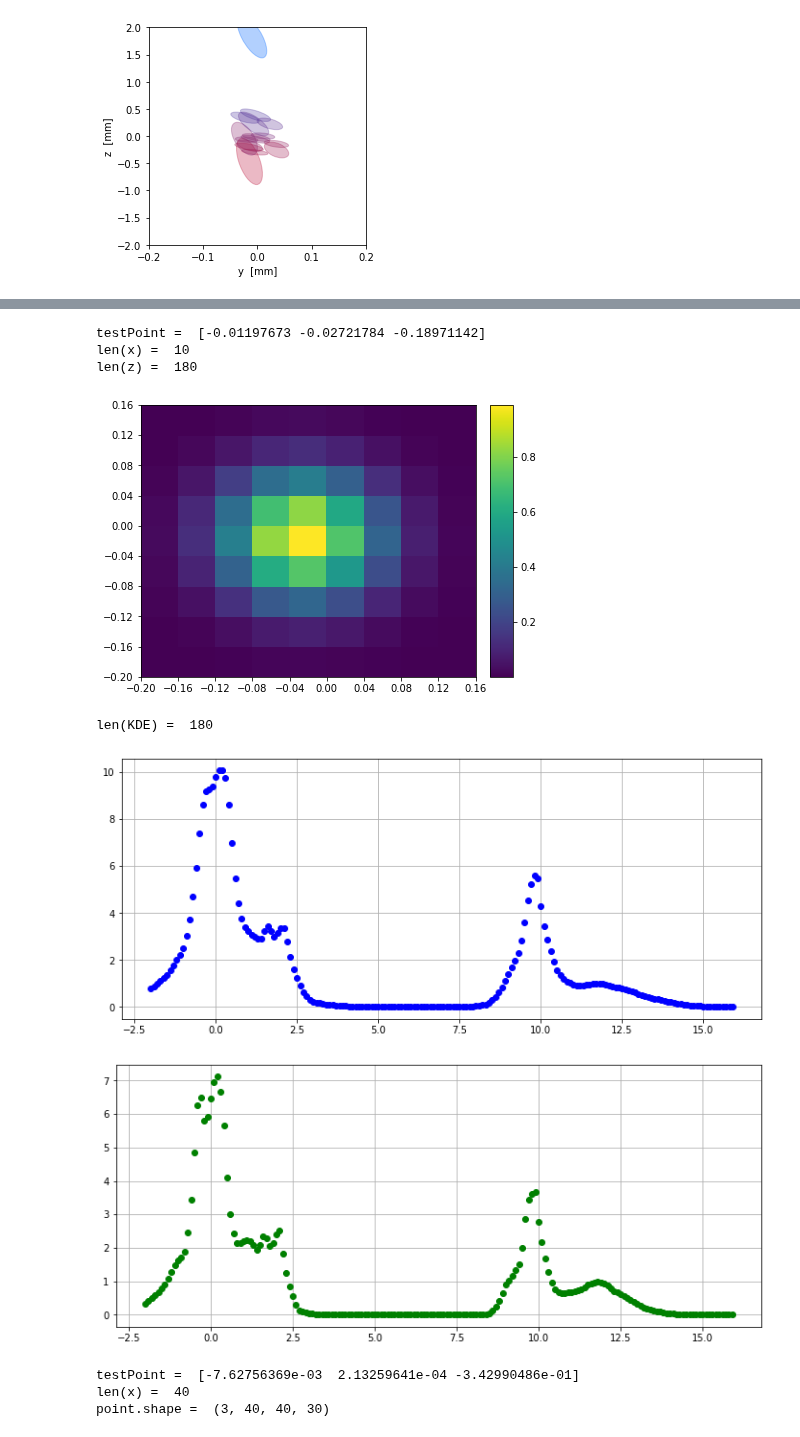
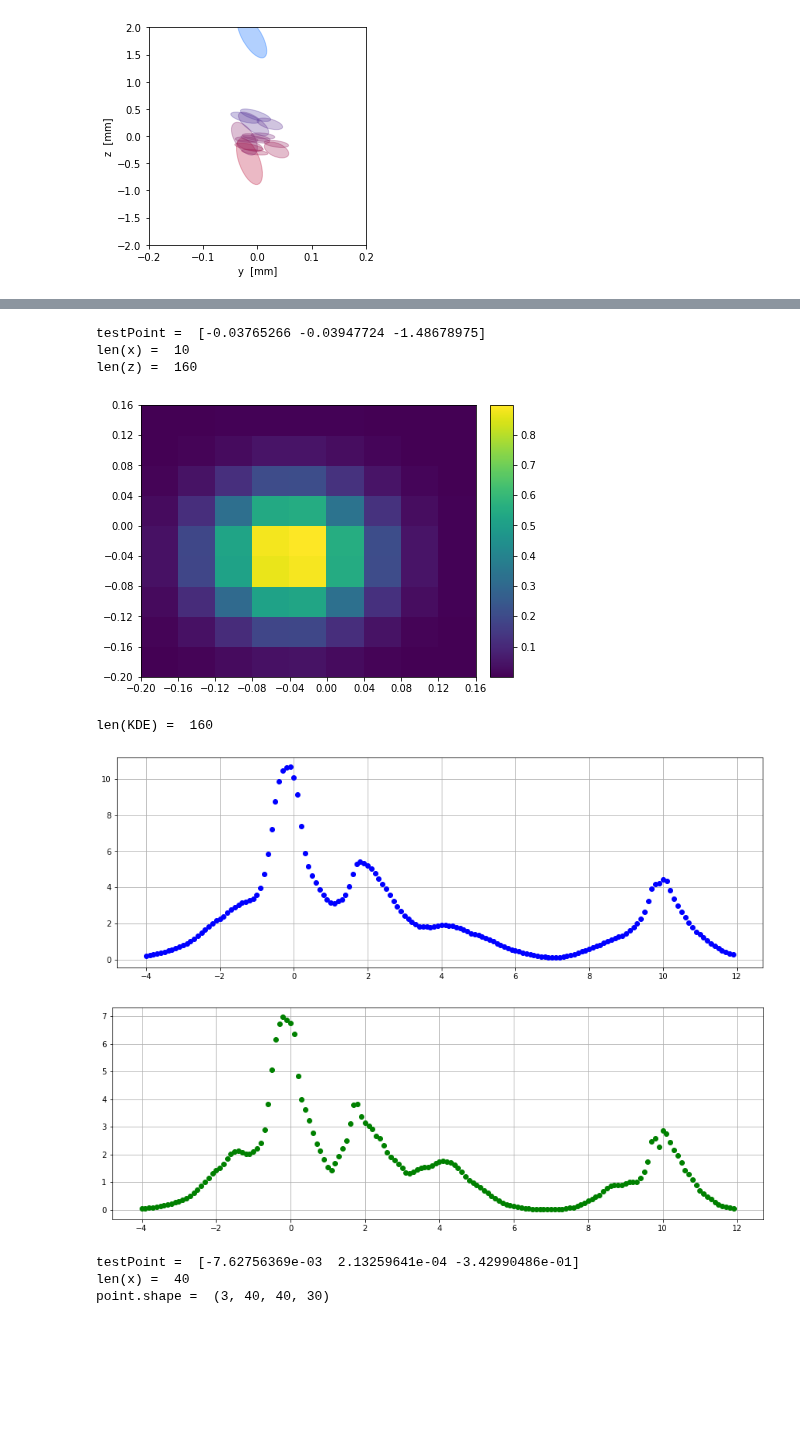
Before and after one commit to uc-lhcb/pv-finder, a Jupyter notebook: notebooks/Towards_Ellipsoids-06September.ipynb, the cells around one changed output, grey strips where cells are left out. Saved outputs shown, nothing was run; the diff lists cells and outputs as text; code cells hidden in the pictures; blank space fills up the shorter version.

```diff
--- a/notebooks/Towards_Ellipsoids-06September.ipynb
+++ b/notebooks/Towards_Ellipsoids-06September.ipynb
@@ -558,15 +558,15 @@ v1 = np.array([0,0,1])
 ells, ells_xz, ells_yz, centers, minors1, minors2, majors = genPV(p1,v1,21,myPurpleRed,myPurpleGreen,myPurpleBlue)
 ##ells, ells_xz, ells_yz, centers = genPV(p1,v1,17,myPurpleRed,myPurpleGreen,myPurpleBlue)
 
-## and now a second PV at [0,0,2] with 6 tracks
+## and now a second PV at [0,0,2] with 12 tracks
 p1_b = np.array([0,0,2])
 v1_b = np.array([0,0,1])
-ells_b, ells_xz_b, ells_yz_b, centers_b, minors1_b, minors2_b, majors_b = genPV(p1_b,v1_b,6,myGreenRed,myGreenGreen,myGreenBlue)
+ells_b, ells_xz_b, ells_yz_b, centers_b, minors1_b, minors2_b, majors_b = genPV(p1_b,v1_b,12,myGreenRed,myGreenGreen,myGreenBlue)
 ells.extend(ells_b)
 ells_xz.extend(ells_xz_b)
 ells_yz.extend(ells_yz_b)
 
-## and now a third PV at [0,0,10] with 11 tracks
+## and now a third PV at [0,0,8] with 11 tracks
 p1_b = np.array([0,0,10])
 v1_b = np.array([0,0,1])
 ells_c, ells_xz_c, ells_yz_c, centers_c, minors1_c, minors2_c, majors_c = genPV(p1_b,v1_b,11,myBlueRed,myBlueGreen,myBlueBlue)
@@ -656,8 +656,8 @@ ymin  = -0.2
 ymax= 0.2
 
 zstep =  0.1
-zmin  = -2.0
-zmax  =  16.0
+zmin  = -4.0
+zmax  =  12.0
 
 
 x = np.arange(xmin,xmax,xstep)
@@ -762,40 +762,40 @@ for zSlice in range(len(z)):
     KDE_A.append(localMax_A)
     localArg = np.argmax(xy_prob)
     localArgs = np.unravel_index(localArg,(len(x),len(y)))
 ##    print("localMax = %5.3f " %localMax)
 ##    print("localArg = ",localArg)
 ##    print("localArgs = ",localArgs)
 ##    print("xy_prob[localArgs[0]][localArgs[1]] = %5.3f " %xy_prob[localArgs[0]][localArgs[1]])
 
 print("len(KDE) = ",len(KDE))
 ##print("KDE = ",KDE)
 
 
 fig_size = plt.rcParams["figure.figsize"]
-fig_size[0] = 12
+fig_size[0] = 15
 fig_size[1] = 5
 
 plt.rcParams["figure.figsize"] = fig_size
 
 plt.figure()
 plt.plot(z,KDE,"bo")
 plt.grid(True)
 plt.show()
 plt.close()
 
 plt.figure()
 plt.plot(z,KDE_A,"go")
 plt.grid(True)
 plt.show()
 plt.close()
 # %% [output]
-testPoint =  [-0.01197673 -0.02721784 -0.18971142]
+testPoint =  [-0.03765266 -0.03947724 -1.48678975]
 len(x) =  10
-len(z) =  180
+len(z) =  160
-[figure, old version]
+[figure, new version]
-len(KDE) =  180
+len(KDE) =  160
-[figure, old version]
+[figure, new version]
-[figure, old version]
+[figure, new version]
 # %%
 testPoint = centers[3]
 testM1    = minors1[3]
```
Also changed, not shown: parts of 1 cell of this notebook.
